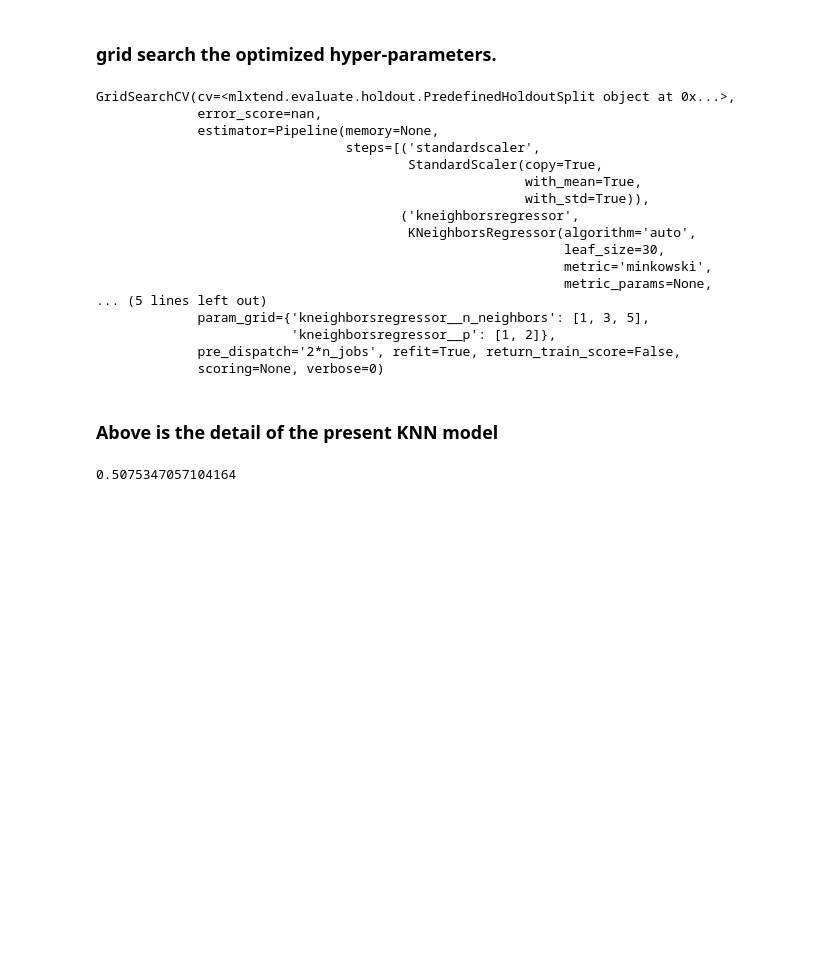
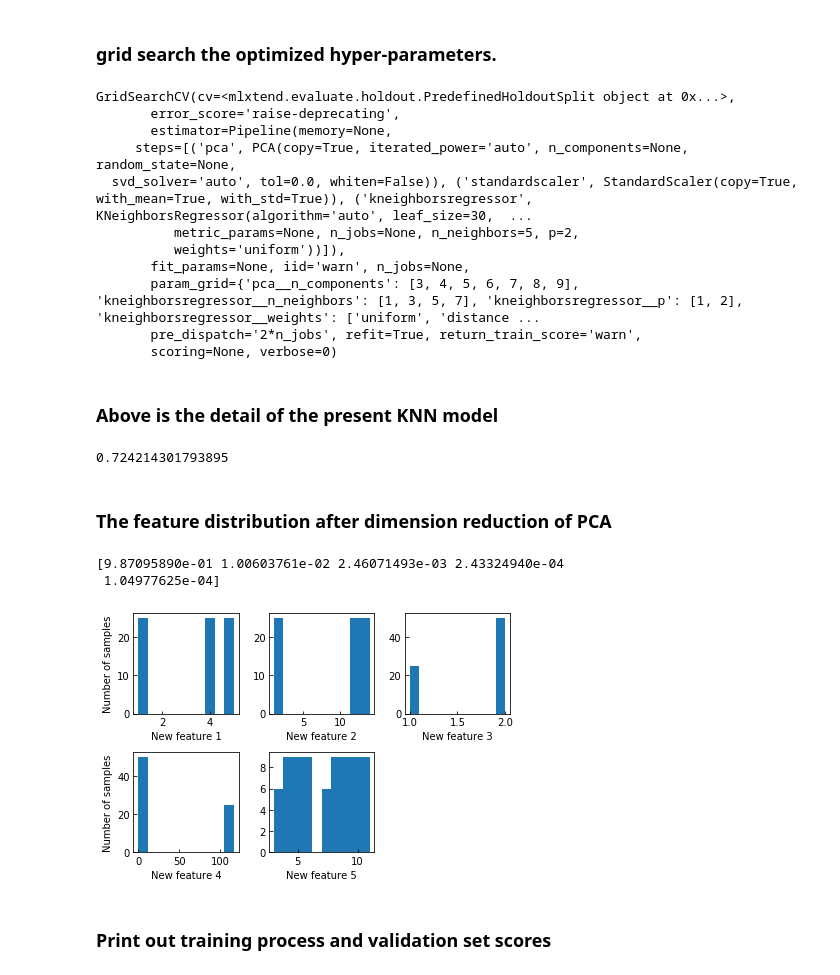
Before and after one commit to NJUST-WEILIU-s-group/SOLID-SURFACE-ADSORPTION, a Jupyter notebook: knn-ad-GLC1.ipynb, the cells around one changed output. Saved outputs shown, nothing was run; the diff lists cells and outputs as text; code cells hidden in the pictures; blank space fills up the shorter version.

```diff
--- a/knn-ad-GLC1.ipynb
+++ b/knn-ad-GLC1.ipynb
@@ -116,11 +158,13 @@ train_ind, valid_ind = train_test_split(np.arange(X.shape[0]),
 # %% [markdown]
 ### construct pip. the pip contains normalization data and then flow to knn regressionor.
 # %%
-pipe = make_pipeline(StandardScaler(),
+pipe = make_pipeline(PCA(),StandardScaler(),
                      KNeighborsRegressor())
 # %%
-params = {'kneighborsregressor__n_neighbors': [1, 3, 5],
-          'kneighborsregressor__p': [1, 2]}
+params = {'pca__n_components': [3,4,5,6,7,8,9],
+          'kneighborsregressor__n_neighbors': [1,3,5,7],
+          'kneighborsregressor__p': [1, 2],
+          'kneighborsregressor__weights':['uniform','distance']}
 # %% [markdown]
 ### Use hold one out method for the evaluation of the prediction quality
 # %%
@@ -135,25 +179,41 @@ grid = GridSearchCV(pipe,
 grid.fit(X, y)
 # %% [output]
 GridSearchCV(cv=<mlxtend.evaluate.holdout.PredefinedHoldoutSplit object at 0x...>,
-             error_score=nan,
-             estimator=Pipeline(memory=None,
-                                steps=[('standardscaler',
-                                        StandardScaler(copy=True,
-                                                       with_mean=True,
-                                                       with_std=True)),
-                                       ('kneighborsregressor',
-                                        KNeighborsRegressor(algorithm='auto',
-                                                            leaf_size=30,
-                                                            metric='minkowski',
-                                                            metric_params=None,
-... (5 lines left out)
-             param_grid={'kneighborsregressor__n_neighbors': [1, 3, 5],
-                         'kneighborsregressor__p': [1, 2]},
-             pre_dispatch='2*n_jobs', refit=True, return_train_score=False,
-             scoring=None, verbose=0)
+       error_score='raise-deprecating',
+       estimator=Pipeline(memory=None,
+     steps=[('pca', PCA(copy=True, iterated_power='auto', n_components=None, random_state=None,
+  svd_solver='auto', tol=0.0, whiten=False)), ('standardscaler', StandardScaler(copy=True, with_mean=True, with_std=True)), ('kneighborsregressor', KNeighborsRegressor(algorithm='auto', leaf_size=30,  ...
+          metric_params=None, n_jobs=None, n_neighbors=5, p=2,
+          weights='uniform'))]),
+       fit_params=None, iid='warn', n_jobs=None,
+       param_grid={'pca__n_components': [3, 4, 5, 6, 7, 8, 9], 'kneighborsregressor__n_neighbors': [1, 3, 5, 7], 'kneighborsregressor__p': [1, 2], 'kneighborsregressor__weights': ['uniform', 'distance ...
+       pre_dispatch='2*n_jobs', refit=True, return_train_score='warn',
+       scoring=None, verbose=0)
 # %% [markdown]
 ### Above is the detail of the present KNN model
 # %%
 print(grid.best_score_)
 # %% [output]
-0.5075347057104164
+0.724214301793895
+# %% [markdown]
+### The feature distribution after dimension reduction of PCA
+# %%
+pca_best = grid.best_estimator_.named_steps['pca']
+pca_best.fit(X)
+print(pca_best.explained_variance_ratio_)
+
+X_new = pca_best.transform(X)
+for i in range(len(X_new[0])):
+    plt.subplot(2,3,i+1)
+    plt.hist(X[:,i])
+    plt.xlabel("New feature {}".format(i+1))
+    if i == 0 or i == 3 :
+        plt.ylabel("Number of samples")
+plt.tight_layout()
+plt.show()
+# %% [output]
+[9.87095890e-01 1.00603761e-02 2.46071493e-03 2.43324940e-04
+ 1.04977625e-04]
+[figure, added]
+# %% [markdown]
+### Print out training process and validation set scores
```
Also changed, not shown: parts of 8 cells of this notebook.
